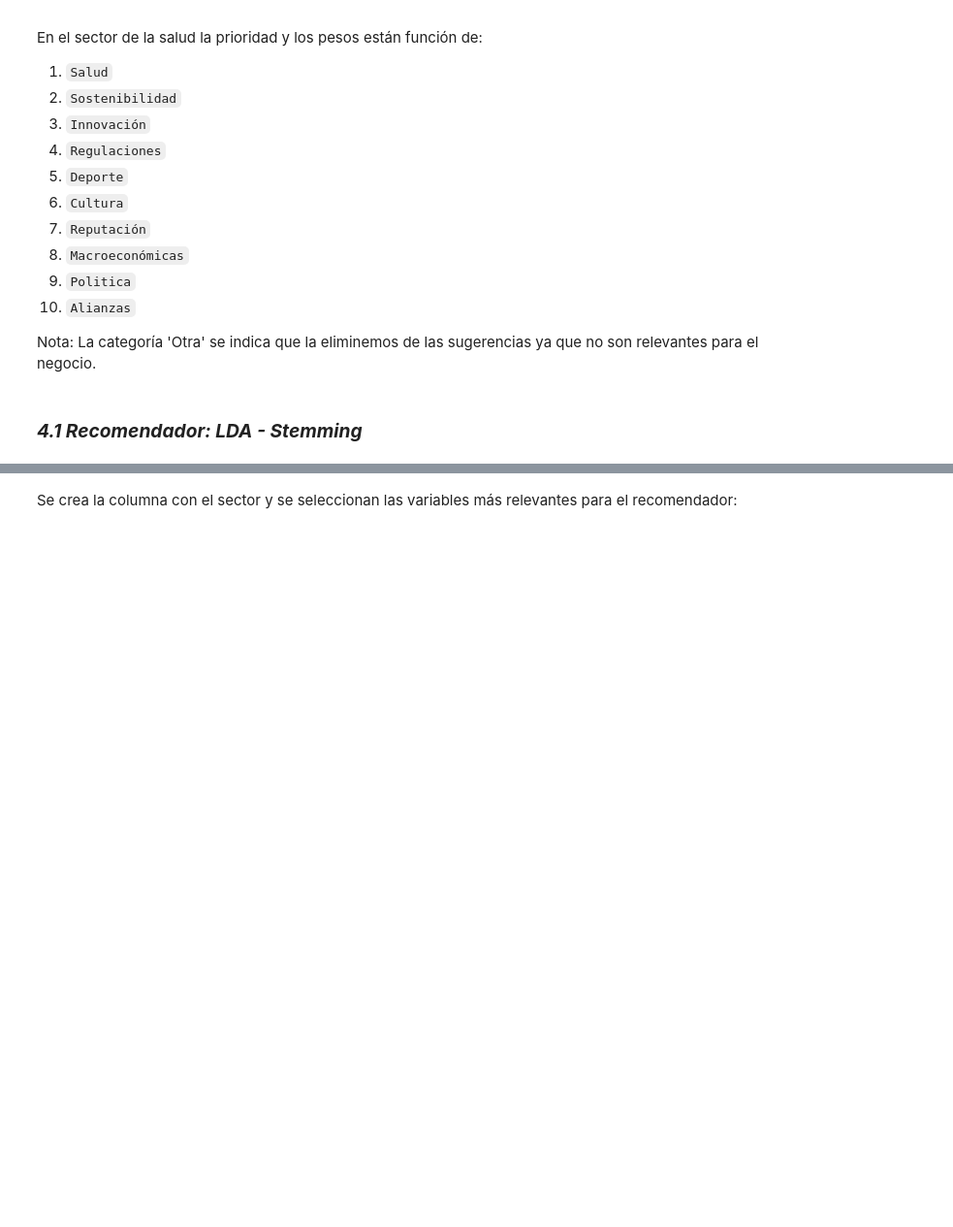
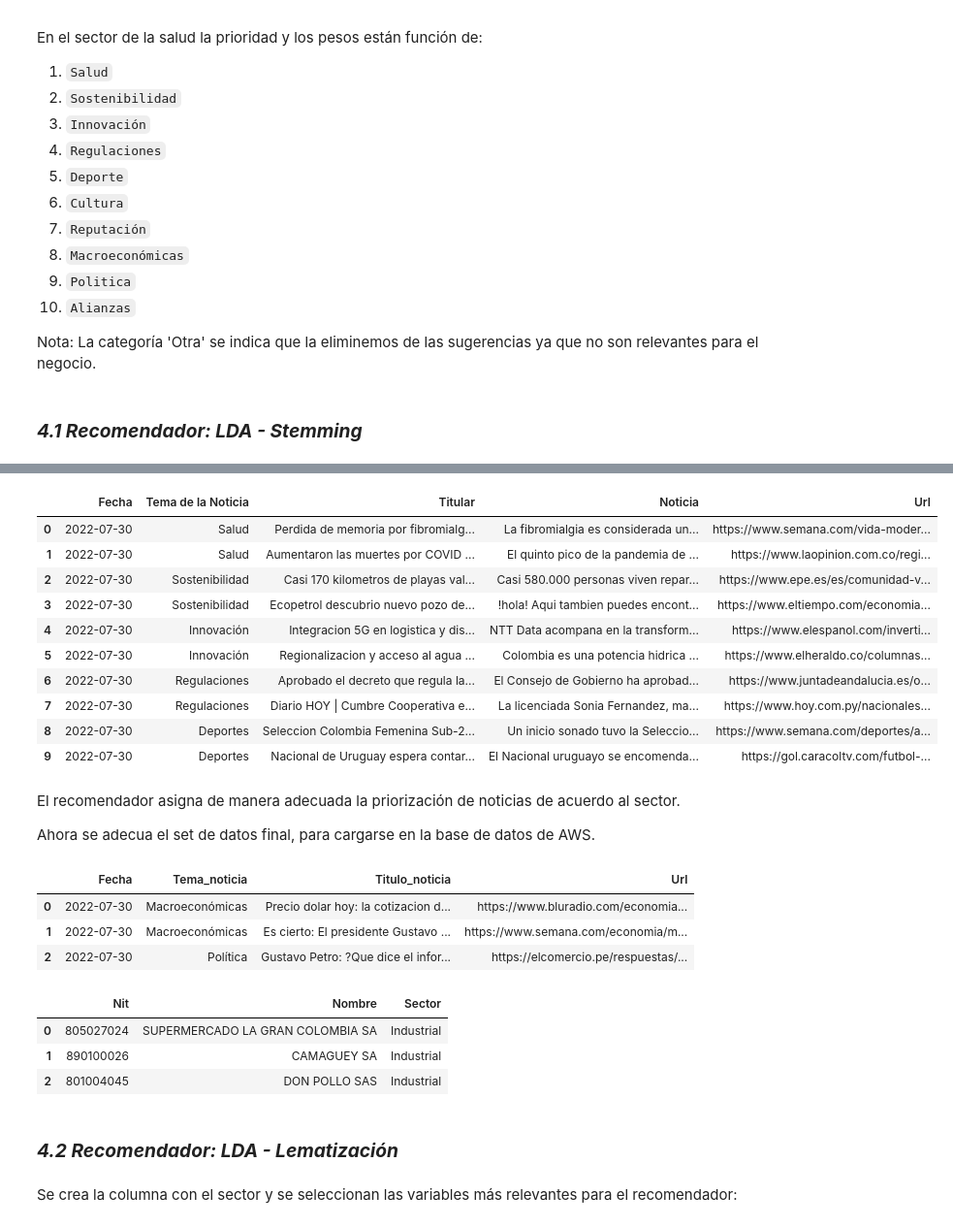
Before and after one commit to millerpuentes/Despliegue_Recomendador, a Jupyter notebook: Dev/Recommender.ipynb, the cells around one changed output, grey strips where cells are left out. Shown: that part at 97% size. Saved outputs shown, nothing was run; the diff lists cells and outputs as text; code cells hidden in the pictures; blank space fills up the shorter version.

```diff
--- a/Dev/Recommender.ipynb
+++ b/Dev/Recommender.ipynb
@@ -177,0 +185,6 @@ df_bd_stemming_f2=pd.read_csv('../Data/DC_stemming_tema_asignado.csv')
+# %%
+df_noticia_stemming = df_noticia[['news_id', 'news_url_absolute','news_title', 'news_text_content', 'news_init_date']]
+df_noticia_stemming = pd.merge(df_noticia_stemming, df_bd_stemming_f2[['news_id','Tema_texto']], on='news_id')
+# Se retiran las noticias asignadas como 'Otra'.
+df_noticia_stemming = df_noticia_stemming[df_noticia_stemming['Tema_texto'] != 'Otra']
+df_noticia_stemming.head(2)
@@ -177,0 +339,42 @@ df_bd_stemming_f2=pd.read_csv('../Data/DC_stemming_tema_asignado.csv')
+# %%
+# Ejemplo cliente sector Salud
+q = recomendador(nit=890101897, num_noticias=10,fecha='2022-07-30',dff1=df_clientes ,dff2=df_noticia_stemming)
+q
+# %% [output]
+|  | Fecha | Tema de la Noticia | Titular | Noticia | Url |
+| 0 | 2022-07-30 | Salud | Perdida de memoria por fibromialg... | La fibromialgia es considerada un... | https://www.semana.com/vida-moder... |
+| 1 | 2022-07-30 | Salud | Aumentaron las muertes por COVID ... | El quinto pico de la pandemia de ... | https://www.laopinion.com.co/regi... |
+| 2 | 2022-07-30 | Sostenibilidad | Casi 170 kilometros de playas val... | Casi 580.000 personas viven repar... | https://www.epe.es/es/comunidad-v... |
+| 3 | 2022-07-30 | Sostenibilidad | Ecopetrol descubrio nuevo pozo de... | !hola! Aqui tambien puedes encont... | https://www.eltiempo.com/economia... |
+| 4 | 2022-07-30 | Innovación | Integracion 5G en logistica y dis... | NTT Data acompana en la transform... | https://www.elespanol.com/inverti... |
+| 5 | 2022-07-30 | Innovación | Regionalizacion y acceso al agua ... | Colombia es una potencia hidrica ... | https://www.elheraldo.co/columnas... |
+| 6 | 2022-07-30 | Regulaciones | Aprobado el decreto que regula la... | El Consejo de Gobierno ha aprobad... | https://www.juntadeandalucia.es/o... |
+| 7 | 2022-07-30 | Regulaciones | Diario HOY | Cumbre Cooperativa e... | La licenciada Sonia Fernandez, ma... | https://www.hoy.com.py/nacionales... |
+| 8 | 2022-07-30 | Deportes | Seleccion Colombia Femenina Sub-2... | Un inicio sonado tuvo la Seleccio... | https://www.semana.com/deportes/a... |
+| 9 | 2022-07-30 | Deportes | Nacional de Uruguay espera contar... | El Nacional uruguayo se encomenda... | https://gol.caracoltv.com/futbol-... |
+# %% [markdown]
+El recomendador asigna de manera adecuada la priorización de noticias de acuerdo al sector.
+
+Ahora se adecua el set de datos final, para cargarse en la base de datos de AWS.
+# %%
+df_stemming_BD = df_noticia_stemming[['news_init_date','Tema_texto','news_title','news_url_absolute']]
+
+df_stemming_BD = df_stemming_BD.rename(columns={'news_init_date': 'Fecha',
+                                  'Tema_texto': 'Tema_noticia',
+                                  'news_title': 'Titulo_noticia',
+                                  'news_url_absolute' : 'Url'})
+
+df_stemming_BD.head(3)
+# %% [output]
+|  | Fecha | Tema_noticia | Titulo_noticia | Url |
+| 0 | 2022-07-30 | Macroeconómicas | Precio dolar hoy: la cotizacion d... | https://www.bluradio.com/economia... |
+| 1 | 2022-07-30 | Macroeconómicas | Es cierto: El presidente Gustavo ... | https://www.semana.com/economia/m... |
+| 2 | 2022-07-30 | Política | Gustavo Petro: ?Que dice el infor... | https://elcomercio.pe/respuestas/... |
+# %%
+df_clientes_BD = df_clientes.rename(columns={'nit' : 'Nit', 'nombre':'Nombre', 'sector':'Sector'})
+df_clientes_BD.head(3)
+# %% [output]
+|  | Nit | Nombre | Sector |
+| 0 | 805027024 | SUPERMERCADO LA GRAN COLOMBIA SA | Industrial |
+| 1 | 890100026 | CAMAGUEY SA | Industrial |
+| 2 | 801004045 | DON POLLO SAS | Industrial |
@@ -177,0 +387,2 @@ df_bd_stemming_f2=pd.read_csv('../Data/DC_stemming_tema_asignado.csv')
+# %% [markdown]
+### ***4.2 Recomendador: LDA - Lematización***
```
Also changed, not shown: parts of 45 cells of this notebook, 27 other files.
